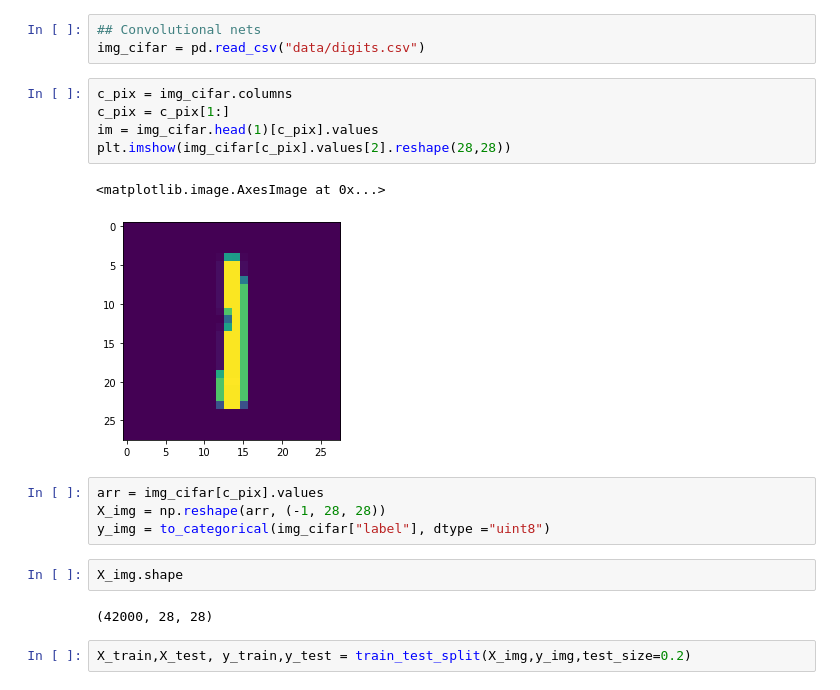
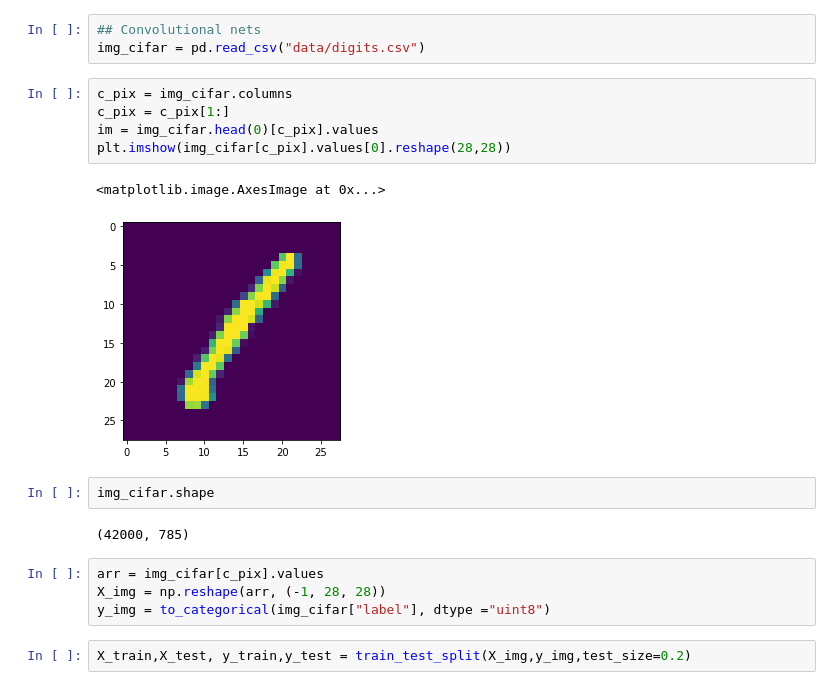
Before and after one commit to jdramirez/UCO_ML_AI, a Jupyter notebook: src/notebook_class/supervisado/supervisado_neural_nets.ipynb, the cells around one changed output. Saved outputs shown, nothing was run; the diff lists cells and outputs as text.

```diff
--- a/src/notebook_class/supervisado/supervisado_neural_nets.ipynb
+++ b/src/notebook_class/supervisado/supervisado_neural_nets.ipynb
@@ -256,19 +257,19 @@ img_cifar = pd.read_csv("data/digits.csv")
 # %%
 c_pix = img_cifar.columns
 c_pix = c_pix[1:]
-im = img_cifar.head(1)[c_pix].values
-plt.imshow(img_cifar[c_pix].values[2].reshape(28,28))
+im = img_cifar.head(0)[c_pix].values
+plt.imshow(img_cifar[c_pix].values[0].reshape(28,28))
 # %% [output]
 <matplotlib.image.AxesImage at 0x...>
-[figure, old version]
+[figure, new version]
+# %%
+img_cifar.shape
+# %% [output]
+(42000, 785)
 # %%
 arr = img_cifar[c_pix].values
 X_img = np.reshape(arr, (-1, 28, 28))
 y_img = to_categorical(img_cifar["label"], dtype ="uint8")
-# %%
-X_img.shape
-# %% [output]
-(42000, 28, 28)
 # %%
 X_train,X_test, y_train,y_test = train_test_split(X_img,y_img,test_size=0.2)
 # %%
```
Also changed, not shown: parts of 5 cells of this notebook, 2 other files.
